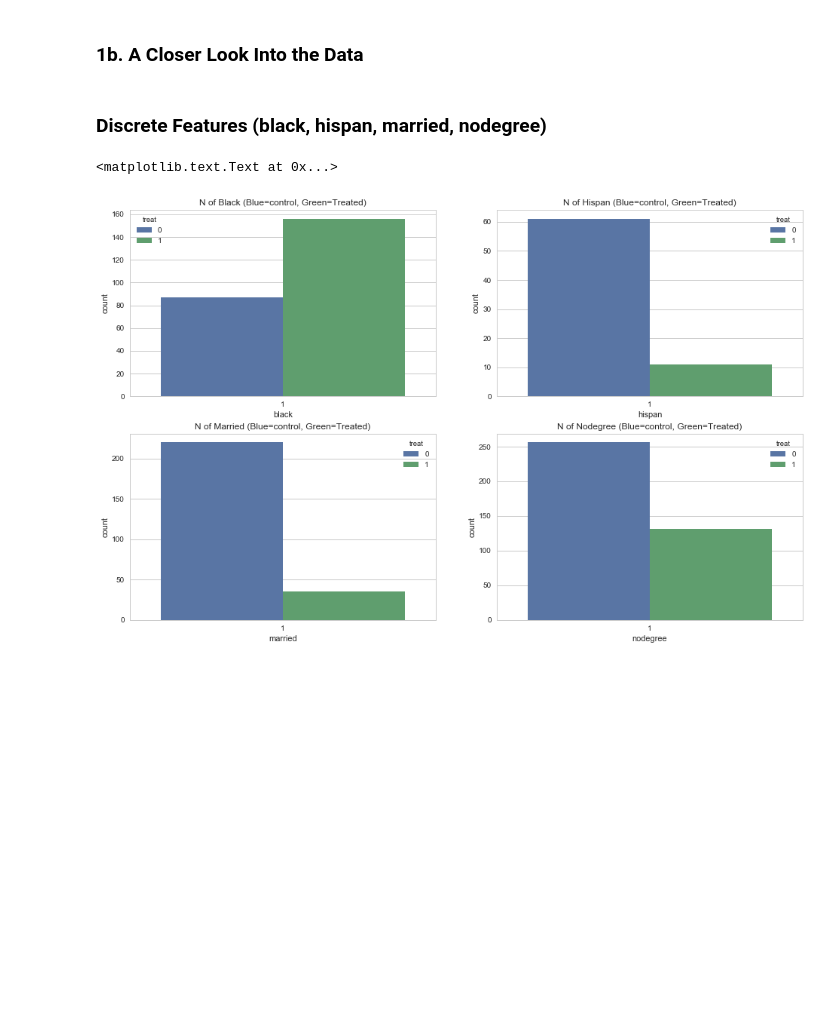
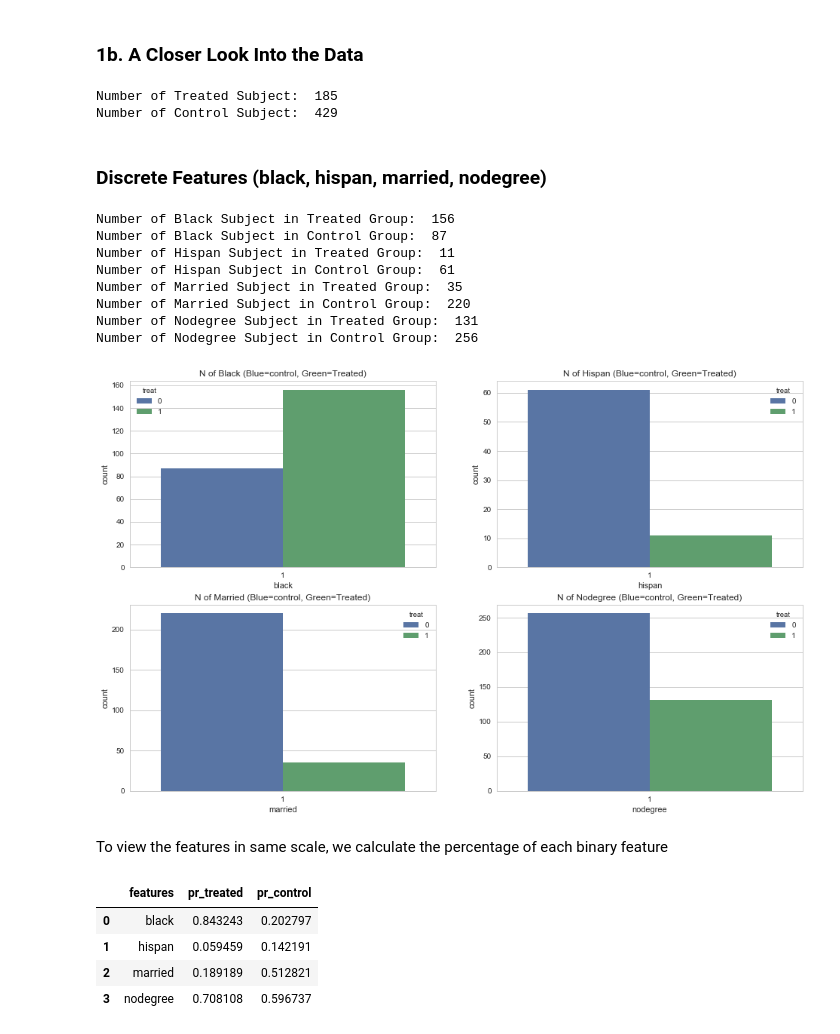
Before and after one commit to sanadhis/ADA-2017, a Jupyter notebook: 04 - Applied ML/Homework04.ipynb, the cells around one changed output. Saved outputs shown, nothing was run; the diff lists cells and outputs as text; code cells hidden in the pictures; blank space fills up the shorter version.

```diff
--- a/04 - Applied ML/Homework04.ipynb
+++ b/04 - Applied ML/Homework04.ipynb
@@ -162,6 +162,15 @@ We observe that:
 2. The training is effective only to several subjects whom we can see as outliers in treated group.
 # %% [markdown]
 ### 1b. A Closer Look Into the Data
+# %%
+n_treated = df_combined.loc[df_combined["treat"]==1].shape[0]
+n_control = df_combined.loc[df_combined["treat"]==0].shape[0]
+
+print("Number of Treated Subject: ",n_treated)
+print("Number of Control Subject: ",n_control)
+# %% [output]
+Number of Treated Subject:  185
+Number of Control Subject:  429
 # %% [markdown]
 ### Discrete Features (black, hispan, married, nodegree)
 # %%
@@ -183,6 +204,27 @@ ax3.set_title("N of Married (Blue=control, Green=Treated)")
 
 ax4 = sns.countplot(x="nodegree", hue="treat", ax=ax4, data=df_nodegree)
 ax4.set_title("N of Nodegree (Blue=control, Green=Treated)")
+
+print("Number of Black Subject in Treated Group: ",n_black_treated)
+print("Number of Black Subject in Control Group: ",n_black_control)
+
+print("Number of Hispan Subject in Treated Group: ",n_hispan_treated)
+print("Number of Hispan Subject in Control Group: ",n_hispan_control)
+
+print("Number of Married Subject in Treated Group: ",n_married_treated)
+print("Number of Married Subject in Control Group: ",n_married_control)
+
+print("Number of Nodegree Subject in Treated Group: ",n_nodegree_treated)
+print("Number of Nodegree Subject in Control Group: ",n_nodegree_control)
 # %% [output]
-<matplotlib.text.Text at 0x...>
+Number of Black Subject in Treated Group:  156
+Number of Black Subject in Control Group:  87
+Number of Hispan Subject in Treated Group:  11
+Number of Hispan Subject in Control Group:  61
+Number of Married Subject in Treated Group:  35
+Number of Married Subject in Control Group:  220
+Number of Nodegree Subject in Treated Group:  131
+Number of Nodegree Subject in Control Group:  256
 [figure]
+# %% [markdown]
+To view the features in same scale, we calculate the percentage of each binary feature
@@ -188,0 +243,15 @@ ax4.set_title("N of Nodegree (Blue=control, Green=Treated)")
+# %%
+data = {
+        'features':['black','hispan','married','nodegree'],
+        'pr_treated':[pr_black_treated, pr_hispan_treated, pr_married_treated, pr_nodegree_treated],
+        'pr_control':[pr_black_control, pr_hispan_control, pr_married_control, pr_nodegree_control]
+       }
+
+df_temp = (pd.DataFrame(data, columns = ['features', 'pr_treated', 'pr_control']))
+df_temp
+# %% [output]
+|  | features | pr_treated | pr_control |
+| 0 | black | 0.843243 | 0.202797 |
+| 1 | hispan | 0.059459 | 0.142191 |
+| 2 | married | 0.189189 | 0.512821 |
+| 3 | nodegree | 0.708108 | 0.596737 |
```
Also changed, not shown: parts of 5 cells of this notebook.
